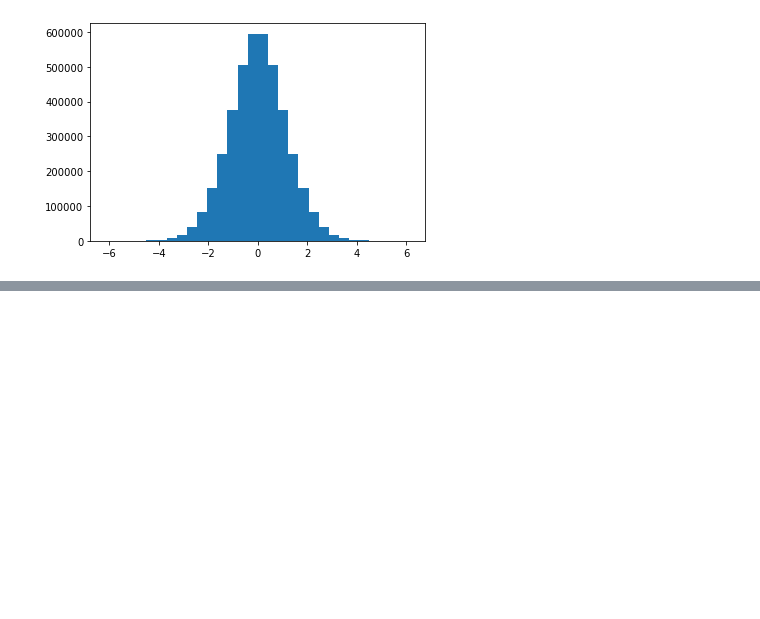
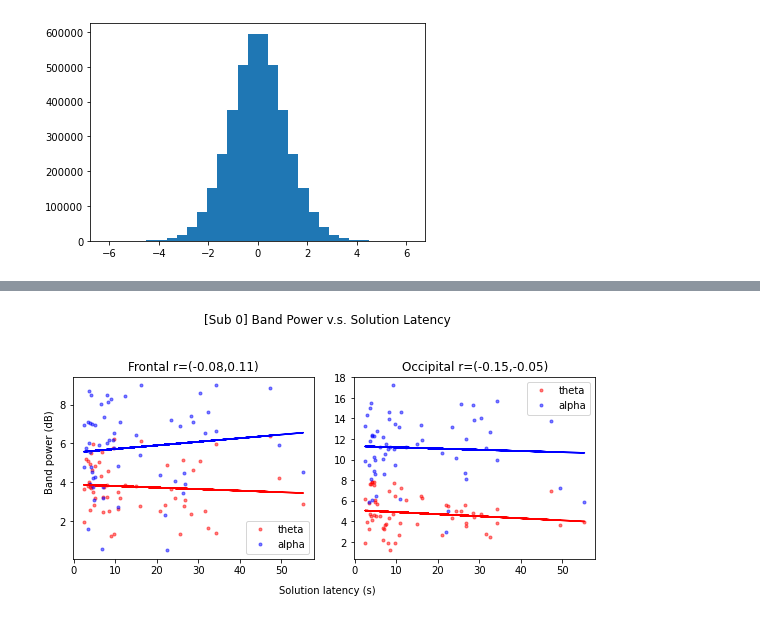
Before and after one commit to hundredball/Math24, a Jupyter notebook: Analyze_data.ipynb, the cells around one changed output, grey strips where cells are left out. Saved outputs shown, nothing was run; the diff lists cells and outputs as text; code cells hidden in the pictures; blank space fills up the shorter version.

```diff
--- a/Analyze_data.ipynb
+++ b/Analyze_data.ipynb
@@ -268,0 +272,4 @@ plt.hist(np.log(X), bins=30)
+# %%
+X,Y,_,S,D = dl.read_data([1,2,3], range(11), channel_limit=21, rm_baseline=True)
+low, high = [4,7], [7,13]    # theta, alpha, beta
+bp_all = bandpower.get_bandpower(X, low=low, high=high)
@@ -268,0 +281,82 @@ plt.hist(np.log(X), bins=30)
+# %%
+# Extract frontal and occipital index
+channel_order = dl.read_channel_name(21)
+frontal = {channel:i for i,channel in enumerate(['Fp1','Fp2','F3','Fz','F4'])}
+occipital = {channel:i for i,channel in enumerate(['O1','Oz','O2'])}
+frontal_index, occipital_index = np.zeros(len(frontal), dtype=int), np.zeros(len(occipital), dtype=int)
+
+for i, channel in enumerate(channel_order):
+    if channel in frontal:
+        frontal_index[frontal[channel]] = i
+    elif channel in occipital:
+        occipital_index[occipital[channel]] = i
+
+frontal_bp, occipital_bp = {}, {}
+frontal_bp['theta'], frontal_bp['alpha'] = bp_all[:,frontal_index,0], bp_all[:,frontal_index,1]
+occipital_bp['theta'], occipital_bp['alpha'] = bp_all[:,occipital_index,0], bp_all[:,occipital_index,1]
+# %%
+# Analyze each subject
+rgr = LinearRegression()
+for i_sub in range(len(np.unique(S))):
+    sub_indices = np.where(S==i_sub)[0]
+    Y_sub = Y[sub_indices]
+    mean_fbp, mean_obp = {}, {}
+
+    # Take mean power and conver into log scale
+    for i_band, band in enumerate(['theta','alpha']):
+        mean_fbp[band] = 10*np.log10(np.mean(frontal_bp[band][sub_indices,:], axis=1))
+        mean_obp[band] = 10*np.log10(np.mean(occipital_bp[band][sub_indices,:], axis=1))
+
+    # Plot
+    fig, axs = plt.subplots(1,2, figsize=(8,4))
+    for i_plot, mean_bp in enumerate([mean_fbp, mean_obp]):
+        axs[i_plot].plot(Y_sub, mean_bp['theta'],'r.', label='theta', alpha=0.5)
+        axs[i_plot].plot(Y_sub, mean_bp['alpha'],'b.', label='alpha', alpha=0.5)
+
+        rgr.fit(Y_sub.reshape((-1,1)), mean_bp['theta'])
+        axs[i_plot].plot(Y_sub, Y_sub*rgr.coef_+rgr.intercept_, 'r-')
+        rgr.fit(Y_sub.reshape((-1,1)), mean_bp['alpha'])
+        axs[i_plot].plot(Y_sub, Y_sub*rgr.coef_+rgr.intercept_, 'b-')
+
+        region = 'Frontal' if i_plot==0 else 'Occipital'
+        SL_bp_coef = [np.corrcoef(Y_sub,mean_bp[band])[0,1] for band in ['theta','alpha']]
+        axs[i_plot].set_title('%s r=(%.2f,%.2f)'%(region, SL_bp_coef[0], SL_bp_coef[1]))
+        axs[i_plot].legend()
+
+    fig.suptitle('[Sub %d] Band Power v.s. Solution Latency'%(i_sub))
+    fig.text(0.5, 0.01, 'Solution latency (s)', ha='center')
+    fig.text(0.01, 0.5, 'Band power (dB)', va='center', rotation='vertical')
+    fig.tight_layout(pad=2.0)
+    fig.savefig('./results/Analyze_high_stress/bp_SL_sub%d.png'%(i_sub))
+
+# Analyze all subjects
+mean_fbp, mean_obp = {}, {}
+
+# Take mean power and conver into log scale
+for i_band, band in enumerate(['theta','alpha']):
+    mean_fbp[band] = 10*np.log10(np.mean(frontal_bp[band], axis=1))
+    mean_obp[band] = 10*np.log10(np.mean(occipital_bp[band], axis=1))
+
+# Plot
+fig, axs = plt.subplots(1,2, figsize=(8,4))
+for i_plot, mean_bp in enumerate([mean_fbp, mean_obp]):
+    axs[i_plot].plot(Y, mean_bp['theta'],'r.', label='theta', alpha=0.5)
+    axs[i_plot].plot(Y, mean_bp['alpha'],'b.', label='alpha', alpha=0.5)
+
+    rgr.fit(Y.reshape((-1,1)), mean_bp['theta'])
+    axs[i_plot].plot(Y, Y*rgr.coef_+rgr.intercept_, 'r-')
+    rgr.fit(Y.reshape((-1,1)), mean_bp['alpha'])
+    axs[i_plot].plot(Y, Y*rgr.coef_+rgr.intercept_, 'b-')
+
+    region = 'Frontal' if i_plot==0 else 'Occipital'
+    SL_bp_coef = [np.corrcoef(Y,mean_bp[band])[0,1] for band in ['theta','alpha']]
+    axs[i_plot].set_title('%s r=(%.2f,%.2f)'%(region, SL_bp_coef[0], SL_bp_coef[1]))
+    axs[i_plot].legend()
+
+fig.suptitle('[All] Band Power v.s. Solution Latency')
+fig.text(0.5, 0.01, 'Solution latency (s)', ha='center')
+fig.text(0.01, 0.5, 'Band power (dB)', va='center', rotation='vertical')
+fig.tight_layout(pad=2.0)
+fig.savefig('./results/Analyze_high_stress/bp_SL_all.png')
+# %% [output]
+[figure, added]
```
Also changed, not shown: parts of 4 cells of this notebook, 2 other files.
